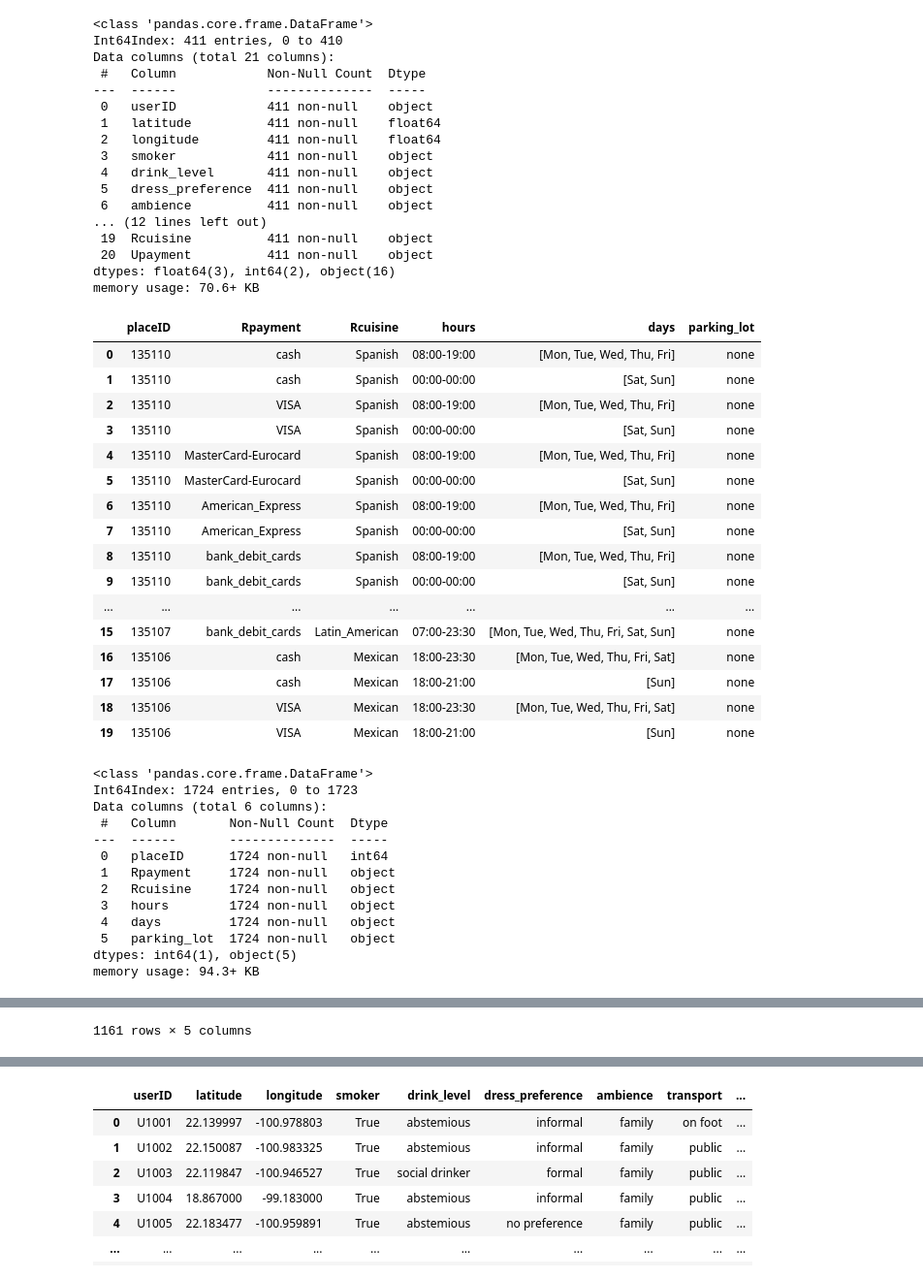
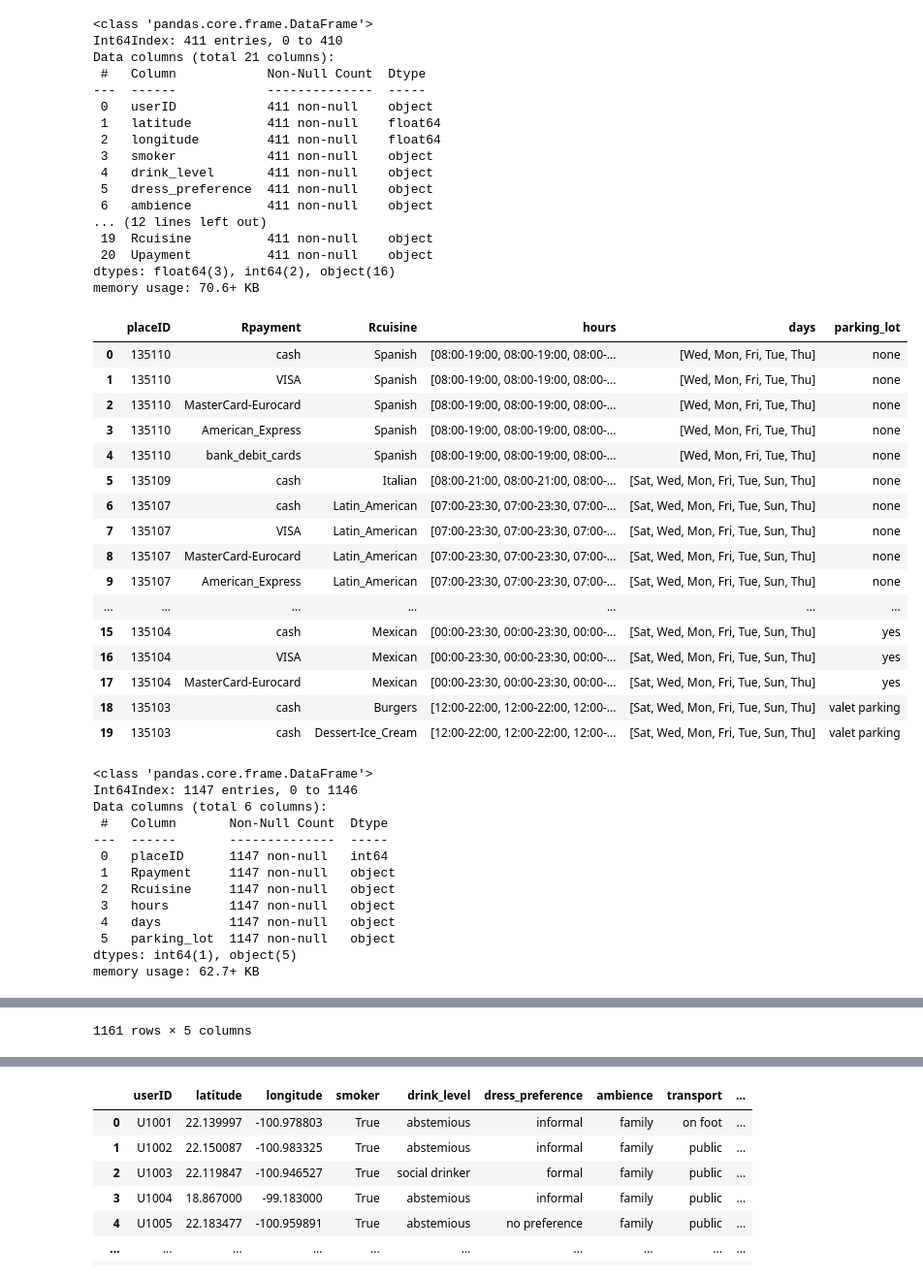
Before and after one commit to R4Y-R4Y/dbms_project, a Jupyter notebook: etl.ipynb, the cells around one changed output, grey strips where cells are left out. Shown: that part at 97% size. Drawn from its saved outputs; the diff is of its cells as text; code cells hidden in the pictures.

```diff
--- a/etl.ipynb
+++ b/etl.ipynb
@@ -8,7 +8,7 @@ pd.options.display.max_columns = None
 # import
 chef_payment=pd.read_json("chefmozaccepts.json")
 chef_cuisine=pd.read_json("chefmozcuisine.json")
-chef_hours=pd.read_json("chefmozhours4_final.json")
+chef_hours=pd.read_json("chefmozhours4_final_final_final.json")
 chef_parking=pd.read_json("chefmozparking.json")
 
 restaurent_merged_table_1 = chef_payment.merge(chef_cuisine, on='placeID', how='inner')
@@ -46,62 +46,62 @@ rating.info()
 | 4 | U1004 | 18.867000 | -99.183000 | false | abstemious | informal | family | public | ... |
 | 5 | U1004 | 18.867000 | -99.183000 | false | abstemious | informal | family | public | ... |
 | 6 | U1004 | 18.867000 | -99.183000 | false | abstemious | informal | family | public | ... |
 | 7 | U1004 | 18.867000 | -99.183000 | false | abstemious | informal | family | public | ... |
 | 8 | U1004 | 18.867000 | -99.183000 | false | abstemious | informal | family | public | ... |
 | 9 | U1004 | 18.867000 | -99.183000 | false | abstemious | informal | family | public | ... |
 | ... | ... | ... | ... | ... | ... | ... | ... | ... | ... |
 | 15 | U1004 | 18.867000 | -99.183000 | false | abstemious | informal | family | public | ... |
 | 16 | U1004 | 18.867000 | -99.183000 | false | abstemious | informal | family | public | ... |
 | 17 | U1004 | 18.867000 | -99.183000 | false | abstemious | informal | family | public | ... |
 | 18 | U1004 | 18.867000 | -99.183000 | false | abstemious | informal | family | public | ... |
 | 19 | U1004 | 18.867000 | -99.183000 | false | abstemious | informal | family | public | ... |
 <class 'pandas.core.frame.DataFrame'>
 Int64Index: 411 entries, 0 to 410
 Data columns (total 21 columns):
  #   Column            Non-Null Count  Dtype
 ---  ------            --------------  -----
  0   userID            411 non-null    object
  1   latitude          411 non-null    float64
  2   longitude         411 non-null    float64
  3   smoker            411 non-null    object
  4   drink_level       411 non-null    object
  5   dress_preference  411 non-null    object
  6   ambience          411 non-null    object
 ... (12 lines left out)
  19  Rcuisine          411 non-null    object
  20  Upayment          411 non-null    object
 dtypes: float64(3), int64(2), object(16)
 memory usage: 70.6+ KB
 |  | placeID | Rpayment | Rcuisine | hours | days | parking_lot |
-| 0 | 135110 | cash | Spanish | 08:00-19:00 | [Mon, Tue, Wed, Thu, Fri] | none |
-| 1 | 135110 | cash | Spanish | 00:00-00:00 | [Sat, Sun] | none |
-| 2 | 135110 | VISA | Spanish | 08:00-19:00 | [Mon, Tue, Wed, Thu, Fri] | none |
-| 3 | 135110 | VISA | Spanish | 00:00-00:00 | [Sat, Sun] | none |
-| 4 | 135110 | MasterCard-Eurocard | Spanish | 08:00-19:00 | [Mon, Tue, Wed, Thu, Fri] | none |
-| 5 | 135110 | MasterCard-Eurocard | Spanish | 00:00-00:00 | [Sat, Sun] | none |
-| 6 | 135110 | American_Express | Spanish | 08:00-19:00 | [Mon, Tue, Wed, Thu, Fri] | none |
-| 7 | 135110 | American_Express | Spanish | 00:00-00:00 | [Sat, Sun] | none |
-| 8 | 135110 | bank_debit_cards | Spanish | 08:00-19:00 | [Mon, Tue, Wed, Thu, Fri] | none |
-| 9 | 135110 | bank_debit_cards | Spanish | 00:00-00:00 | [Sat, Sun] | none |
+| 0 | 135110 | cash | Spanish | [08:00-19:00, 08:00-19:00, 08:00-... | [Wed, Mon, Fri, Tue, Thu] | none |
+| 1 | 135110 | VISA | Spanish | [08:00-19:00, 08:00-19:00, 08:00-... | [Wed, Mon, Fri, Tue, Thu] | none |
+| 2 | 135110 | MasterCard-Eurocard | Spanish | [08:00-19:00, 08:00-19:00, 08:00-... | [Wed, Mon, Fri, Tue, Thu] | none |
+| 3 | 135110 | American_Express | Spanish | [08:00-19:00, 08:00-19:00, 08:00-... | [Wed, Mon, Fri, Tue, Thu] | none |
+| 4 | 135110 | bank_debit_cards | Spanish | [08:00-19:00, 08:00-19:00, 08:00-... | [Wed, Mon, Fri, Tue, Thu] | none |
+| 5 | 135109 | cash | Italian | [08:00-21:00, 08:00-21:00, 08:00-... | [Sat, Wed, Mon, Fri, Tue, Sun, Thu] | none |
+| 6 | 135107 | cash | Latin_American | [07:00-23:30, 07:00-23:30, 07:00-... | [Sat, Wed, Mon, Fri, Tue, Sun, Thu] | none |
+| 7 | 135107 | VISA | Latin_American | [07:00-23:30, 07:00-23:30, 07:00-... | [Sat, Wed, Mon, Fri, Tue, Sun, Thu] | none |
+| 8 | 135107 | MasterCard-Eurocard | Latin_American | [07:00-23:30, 07:00-23:30, 07:00-... | [Sat, Wed, Mon, Fri, Tue, Sun, Thu] | none |
+| 9 | 135107 | American_Express | Latin_American | [07:00-23:30, 07:00-23:30, 07:00-... | [Sat, Wed, Mon, Fri, Tue, Sun, Thu] | none |
 | ... | ... | ... | ... | ... | ... | ... |
-| 15 | 135107 | bank_debit_cards | Latin_American | 07:00-23:30 | [Mon, Tue, Wed, Thu, Fri, Sat, Sun] | none |
-| 16 | 135106 | cash | Mexican | 18:00-23:30 | [Mon, Tue, Wed, Thu, Fri, Sat] | none |
-| 17 | 135106 | cash | Mexican | 18:00-21:00 | [Sun] | none |
-| 18 | 135106 | VISA | Mexican | 18:00-23:30 | [Mon, Tue, Wed, Thu, Fri, Sat] | none |
-| 19 | 135106 | VISA | Mexican | 18:00-21:00 | [Sun] | none |
+| 15 | 135104 | cash | Mexican | [00:00-23:30, 00:00-23:30, 00:00-... | [Sat, Wed, Mon, Fri, Tue, Sun, Thu] | yes |
+| 16 | 135104 | VISA | Mexican | [00:00-23:30, 00:00-23:30, 00:00-... | [Sat, Wed, Mon, Fri, Tue, Sun, Thu] | yes |
+| 17 | 135104 | MasterCard-Eurocard | Mexican | [00:00-23:30, 00:00-23:30, 00:00-... | [Sat, Wed, Mon, Fri, Tue, Sun, Thu] | yes |
+| 18 | 135103 | cash | Burgers | [12:00-22:00, 12:00-22:00, 12:00-... | [Sat, Wed, Mon, Fri, Tue, Sun, Thu] | valet parking |
+| 19 | 135103 | cash | Dessert-Ice_Cream | [12:00-22:00, 12:00-22:00, 12:00-... | [Sat, Wed, Mon, Fri, Tue, Sun, Thu] | valet parking |
 <class 'pandas.core.frame.DataFrame'>
-Int64Index: 1724 entries, 0 to 1723
+Int64Index: 1147 entries, 0 to 1146
 Data columns (total 6 columns):
  #   Column       Non-Null Count  Dtype
 ---  ------       --------------  -----
- 0   placeID      1724 non-null   int64
- 1   Rpayment     1724 non-null   object
- 2   Rcuisine     1724 non-null   object
- 3   hours        1724 non-null   object
- 4   days         1724 non-null   object
- 5   parking_lot  1724 non-null   object
+ 0   placeID      1147 non-null   int64
+ 1   Rpayment     1147 non-null   object
+ 2   Rcuisine     1147 non-null   object
+ 3   hours        1147 non-null   object
+ 4   days         1147 non-null   object
+ 5   parking_lot  1147 non-null   object
 dtypes: int64(1), object(5)
-memory usage: 94.3+ KB
+memory usage: 62.7+ KB
 |  | userID | placeID | rating | food_rating | service_rating |
 | 0 | U1077 | 135085 | 2 | 2 | 2 |
 | 1 | U1077 | 135038 | 2 | 2 | 1 |
```
Also changed, not shown: parts of 2 cells of this notebook, 5 other files.
